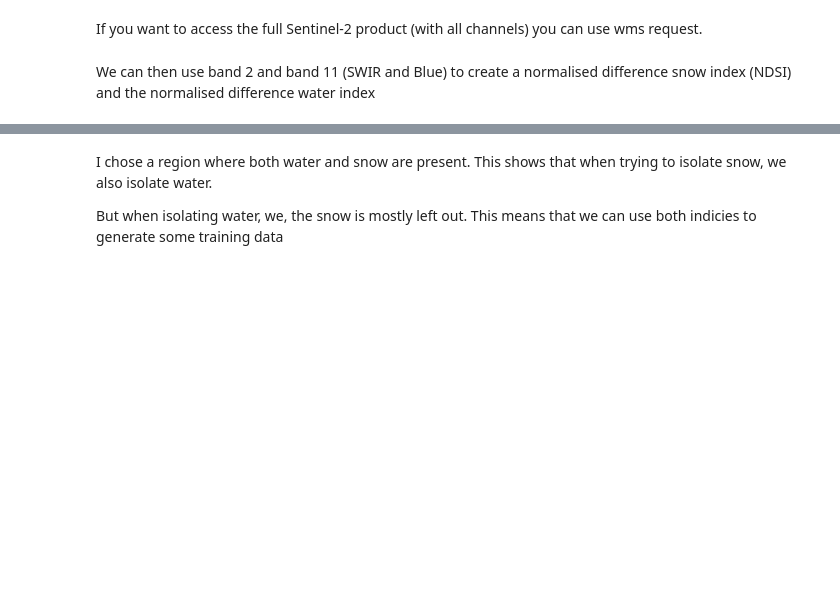
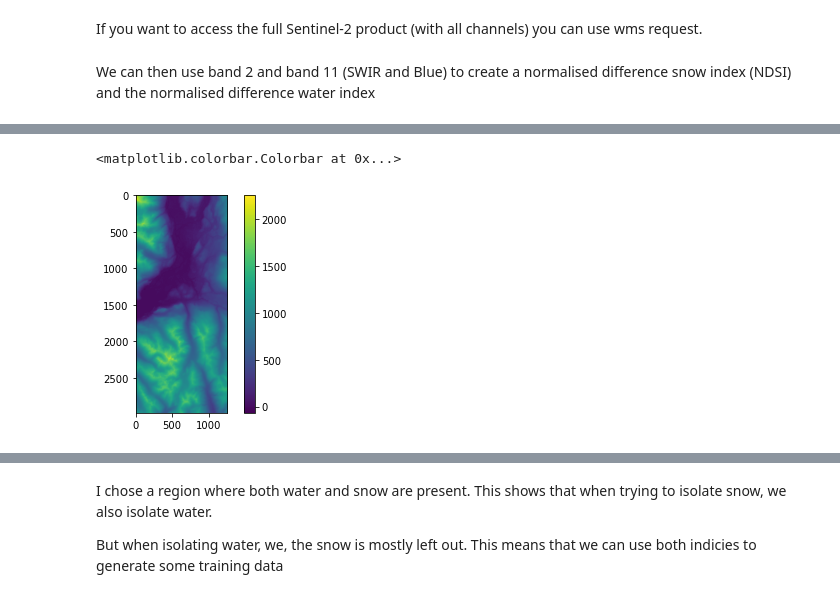
Before and after one commit to emilybirch36/Deep-learning-with-remote-sensing, a Jupyter notebook: EOCV_datasetbuilding.ipynb, the cells around one changed output, grey strips where cells are left out. Saved outputs shown, nothing was run; the diff lists cells and outputs as text; code cells hidden in the pictures; blank space fills up the shorter version.

```diff
--- a/EOCV_datasetbuilding.ipynb
+++ b/EOCV_datasetbuilding.ipynb
@@ -606,0 +672,9 @@ HI
+# %%
+# plot to check DEM is reprojected, resampled and cropped to bbox
+final_DEM = gdal.Open("cropDEM_2.tif")
+array = final_DEM.ReadAsArray()
+plt.imshow(array)
+plt.colorbar()
+# %% [output]
+<matplotlib.colorbar.Colorbar at 0x...>
+[figure, added]
```
Also changed, not shown: parts of 6 cells of this notebook.
